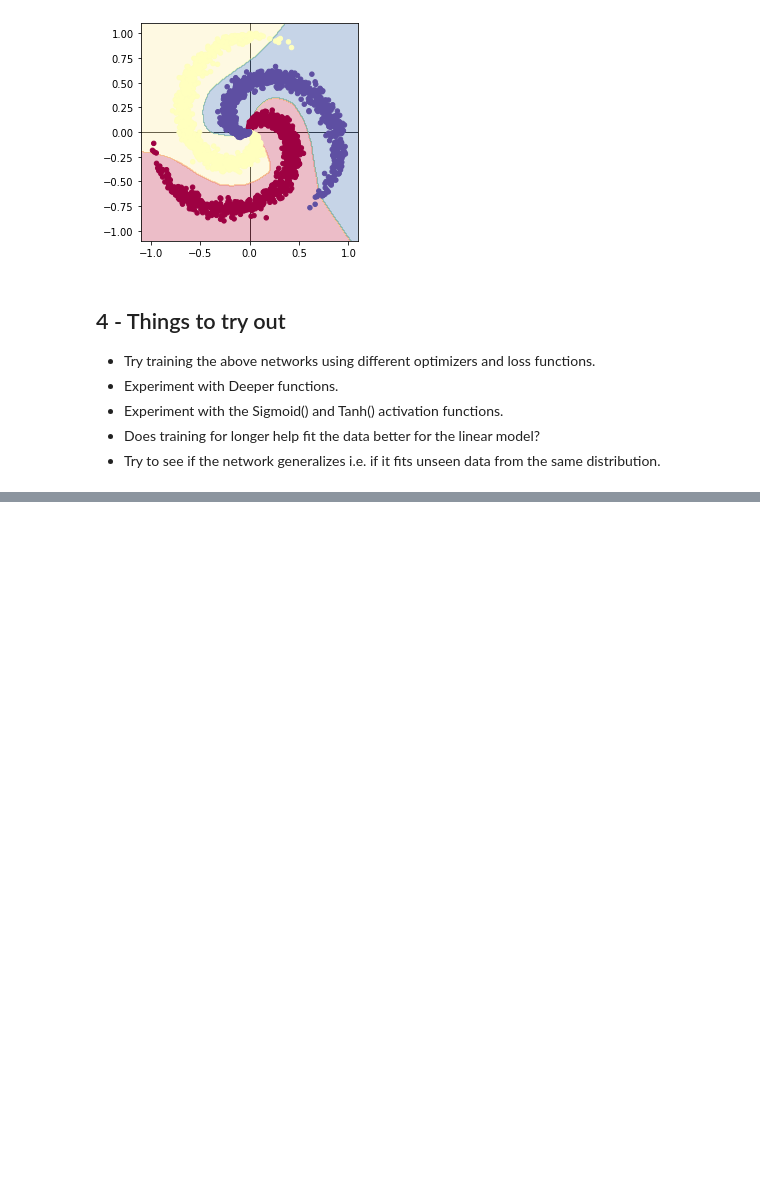
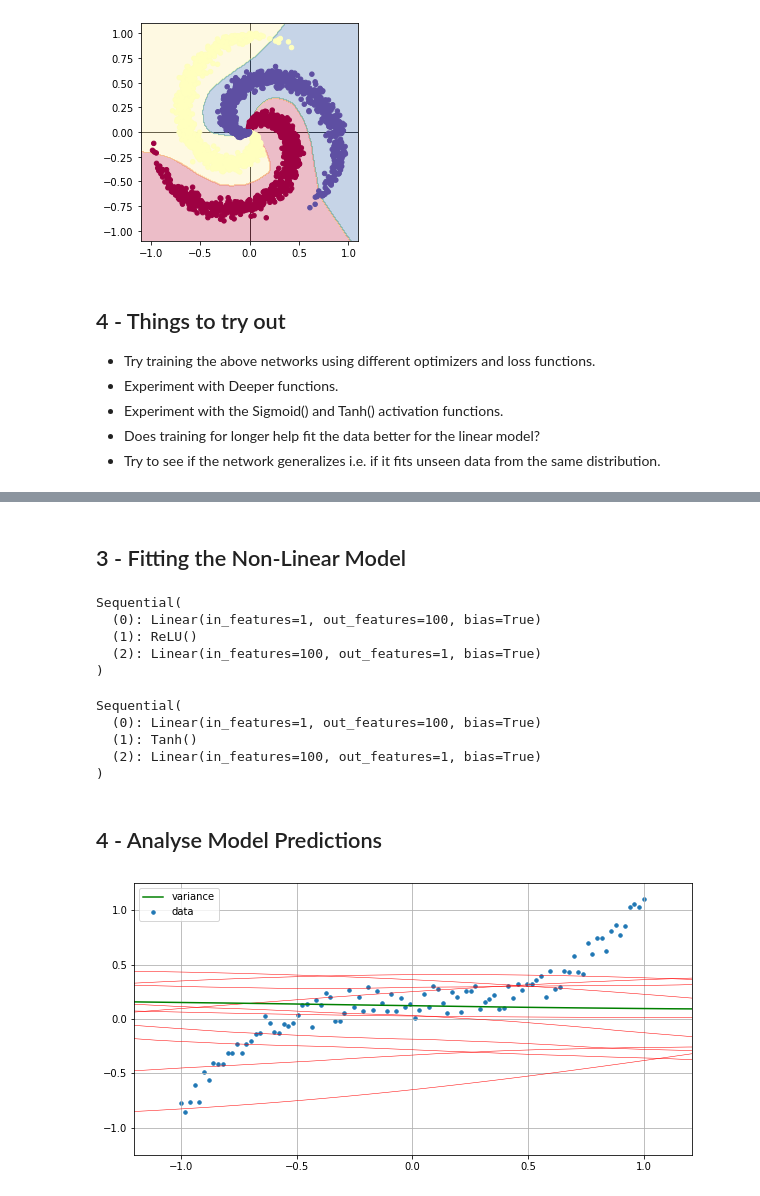
Before and after one commit to tirtharajdash/BITS-G513_MetaLearning, a Jupyter notebook: Lab_1B.ipynb, the cells around one changed output, grey strips where cells are left out. Cells and saved outputs as stored; diff of their text form; code cells hidden in the pictures; blank space fills up the shorter version.

Commit message:
Added Regression to Lab_1B

```diff
--- a/Lab_1B.ipynb
+++ b/Lab_1B.ipynb
@@ -218,0 +302,2 @@ Sequential(
+# %% [markdown]
+## 3 - Fitting the Non-Linear Model
@@ -218,0 +343,41 @@ Sequential(
+# %%
+models[0]
+# %% [output]
+Sequential(
+  (0): Linear(in_features=1, out_features=100, bias=True)
+  (1): ReLU()
+  (2): Linear(in_features=100, out_features=1, bias=True)
+)
+# %%
+models[-1]
+# %% [output]
+Sequential(
+  (0): Linear(in_features=1, out_features=100, bias=True)
+  (1): Tanh()
+  (2): Linear(in_features=100, out_features=1, bias=True)
+)
+# %% [markdown]
+## 4 - Analyse Model Predictions
+# %%
+# Predictions before Training
+
+plt.figure(figsize=[10,5])
+
+# Plot initial regression lines.
+for y_pretrain_idx in y_pretrain:
+    X_new = torch.unsqueeze(torch.linspace(-2, 2, 100), dim=1)
+    plt.plot(X_new.numpy(), y_pretrain_idx.cpu().numpy(), 'r-', lw=0.5)
+
+# Plot Data instances
+plt.scatter(X.cpu().numpy(), y.cpu().numpy(), label='data', s=12)
+
+# Plot regression variance
+y_combo = torch.stack(y_pretrain)
+plt.plot(X_new.numpy(), y_combo.var(dim=0).cpu().numpy(), 'g', label='variance');
+
+plt.axis((-1.2, 1.21, -1.25, 1.25));
+plt.grid()
+plt.legend()
+plt.show()
+# %% [output]
+[figure, added]
```
Also changed, not shown: parts of 21 cells of this notebook.
